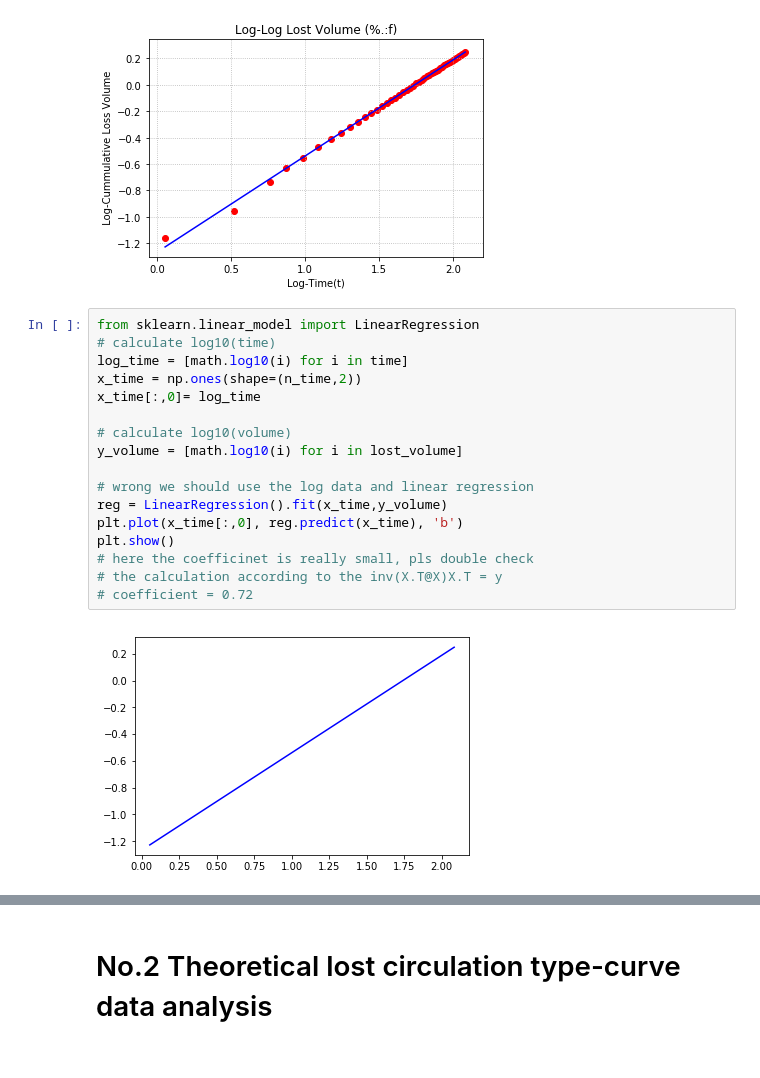
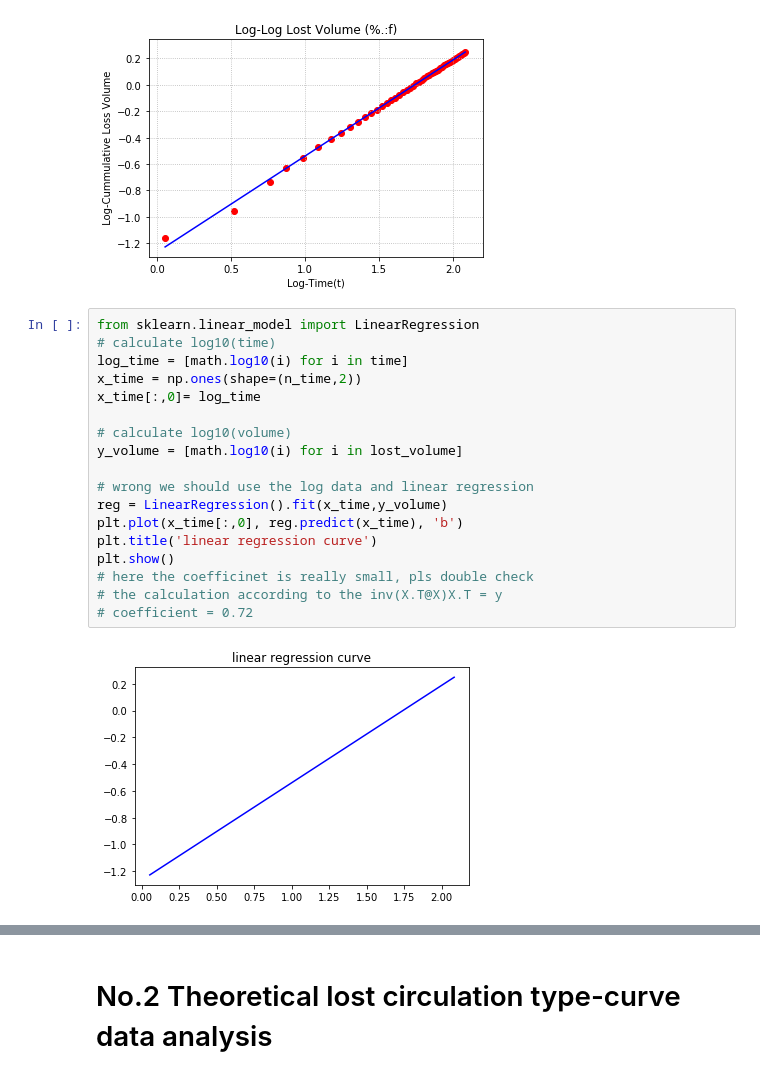
Before and after one commit to rui-ren/Simultaneous-Localization-and-Mapping, a Jupyter notebook: Linear Regression and Linearization of Drilling data.ipynb, the cells around one changed output, grey strips where cells are left out. Drawn from its saved outputs; the diff is of its cells as text.

```diff
--- a/Linear Regression and Linearization of Drilling data.ipynb
+++ b/Linear Regression and Linearization of Drilling data.ipynb
@@ -71,19 +70,20 @@ plt.show()
 # %%
 from sklearn.linear_model import LinearRegression
 # calculate log10(time)
 log_time = [math.log10(i) for i in time]
 x_time = np.ones(shape=(n_time,2))
 x_time[:,0]= log_time
 
 # calculate log10(volume)
 y_volume = [math.log10(i) for i in lost_volume]
 
 # wrong we should use the log data and linear regression
 reg = LinearRegression().fit(x_time,y_volume)
 plt.plot(x_time[:,0], reg.predict(x_time), 'b')
+plt.title('linear regression curve')
 plt.show()
 # here the coefficinet is really small, pls double check
 # the calculation according to the inv(X.T@X)X.T = y
 # coefficient = 0.72
 # %% [output]
-[figure, old version]
+[figure, new version]
```
Also changed, not shown: parts of 17 cells of this notebook.
